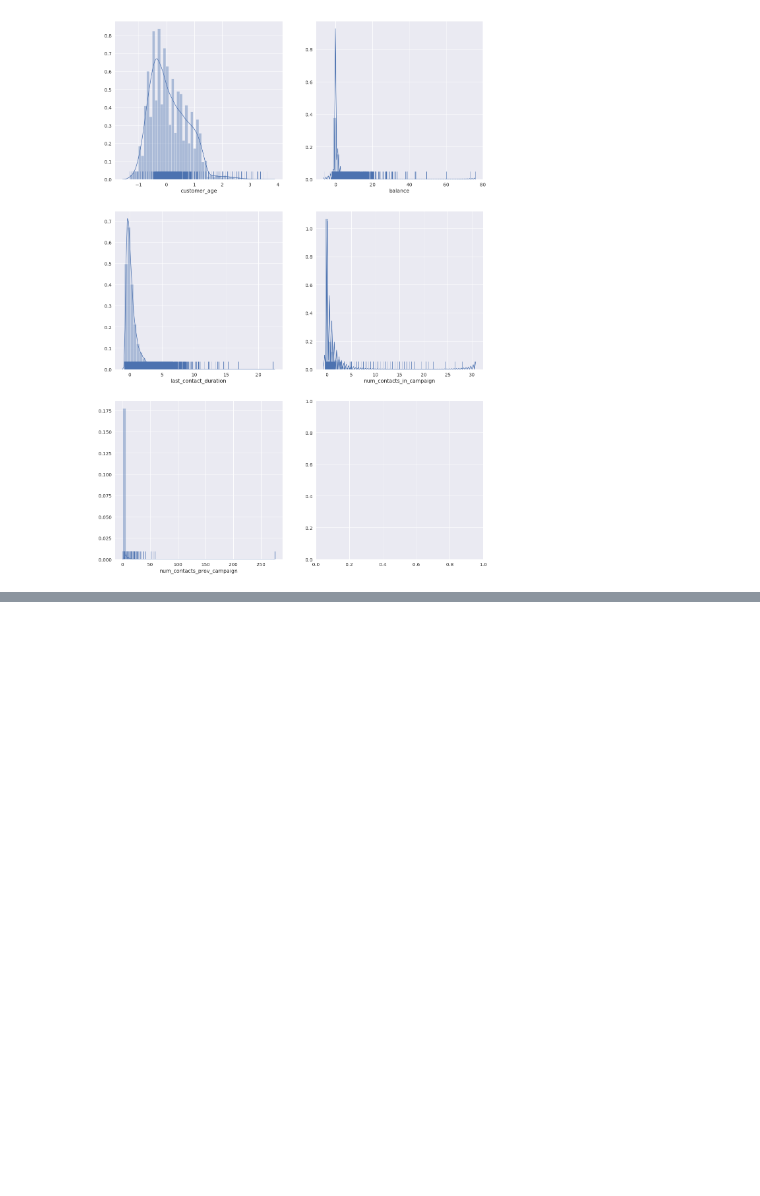
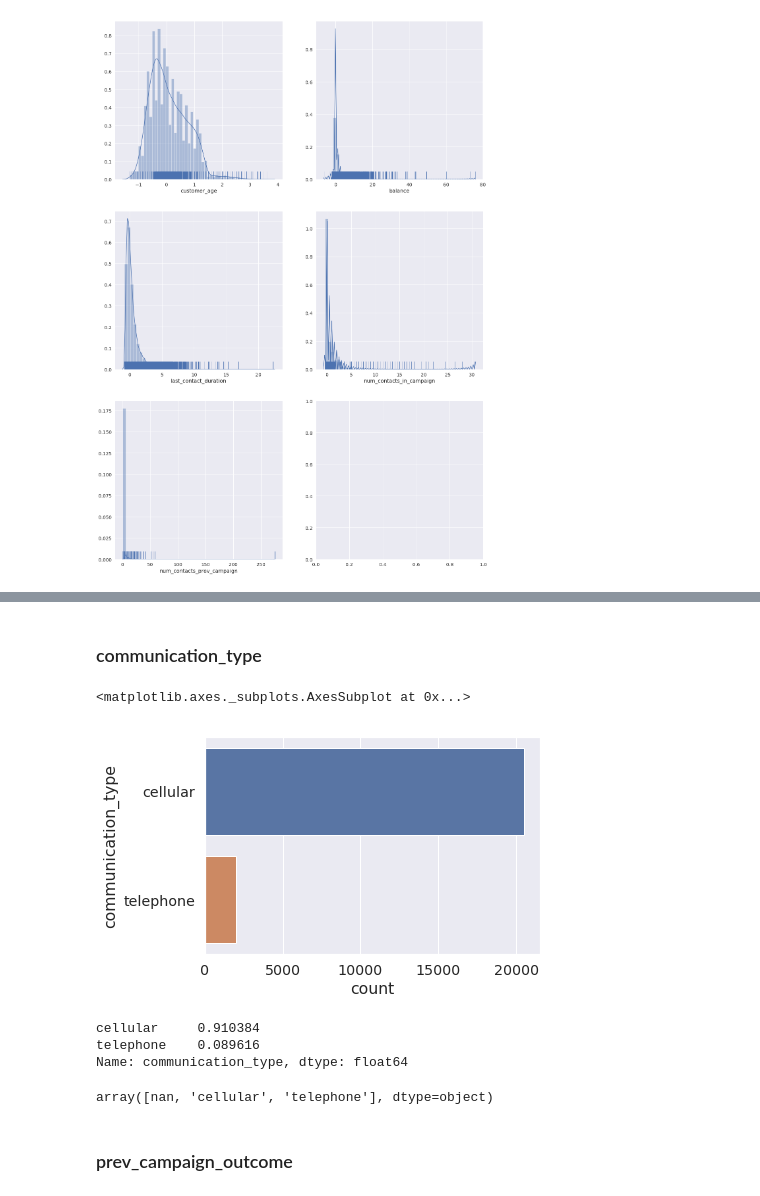
Before and after one commit to faisal-git/Intelligent_Target, a Jupyter notebook: Intelligent Targeting.ipynb, the cells around one changed output, grey strips where cells are left out. Drawn from its saved outputs; the diff is of its cells as text; code cells hidden in the pictures; blank space fills up the shorter version.

```diff
--- a/Intelligent Targeting.ipynb
+++ b/Intelligent Targeting.ipynb
@@ -705,0 +724,17 @@ SyntaxError: invalid syntax (<ipython-input-64-a96ba3aab008>, line 1)
+# %% [markdown]
+### communication_type
+# %%
+sns.countplot(data=train,y='communication_type')
+# %% [output]
+<matplotlib.axes._subplots.AxesSubplot at 0x...>
+[figure, added]
+# %%
+train.communication_type.value_counts(normalize=True)
+# %% [output]
+cellular     0.910384
+telephone    0.089616
+Name: communication_type, dtype: float64
+# %%
+train.communication_type.unique()
+# %% [output]
+array([nan, 'cellular', 'telephone'], dtype=object)
@@ -706,3 +745,5 @@ SyntaxError: invalid syntax (<ipython-input-64-a96ba3aab008>, line 1)
+# %% [markdown]
+### prev_campaign_outcome
 # %%
 #### prev_campaign_outcome feature has missing large number of missing values
 #### we know this missing value is not random and it depends whether or not customer is new .
```
Also changed, not shown: parts of 48 cells of this notebook.
